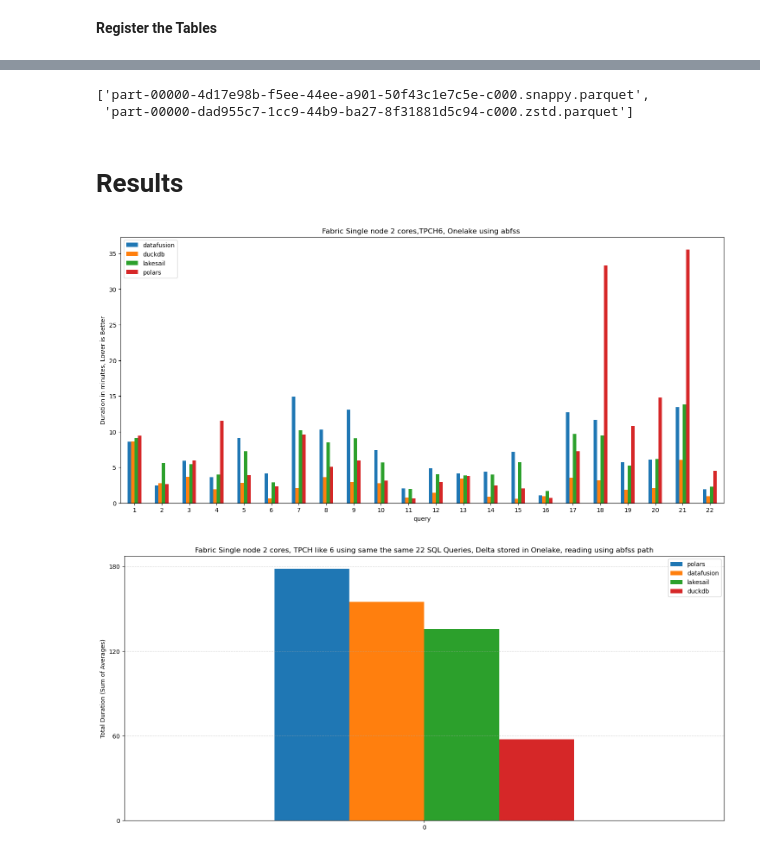
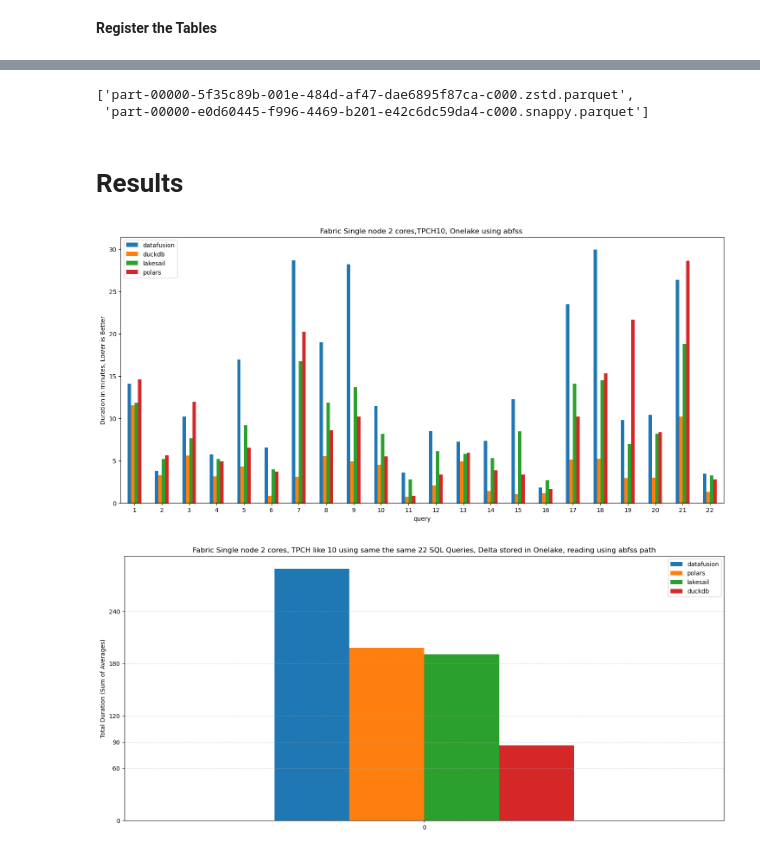
Before and after one commit to djouallah/Fabric_Notebooks_Demo, a Jupyter notebook: analytical/TPCH/latest/TPCH_benchmark.ipynb, the cells around one changed output, grey strips where cells are left out. Saved outputs shown, nothing was run; the diff lists cells and outputs as text; code cells hidden in the pictures.

```diff
--- a/analytical/TPCH/latest/TPCH_benchmark.ipynb
+++ b/analytical/TPCH/latest/TPCH_benchmark.ipynb
@@ -3,10 +3,10 @@
 Unified notebook supporting multiple engines: chdb, duckdb, lakesail
 # %%
 # Parameters - modify these to configure the benchmark
-SF         =  6
+SF         =  10
 engine     = 'datafusion'
-ws         = 'tpch'          # Workspace name
-lh         = 'raw'           # Lakehouse name
+ws         = 'tpch'
+lh         = 'raw'
 base_path  = f'abfss://{ws}@onelake.dfs.fabric.microsoft.com/{lh}.Lakehouse'
 results    = base_path +'/Tables/dbo/resultss'
 # %%
@@ -954,8 +954,8 @@ dt = DeltaTable(results)
 dt.optimize.compact()
 dt.vacuum(retention_hours=0,dry_run=False,  enforce_retention_duration=False)
 # %% [output]
-['part-00000-4d17e98b-f5ee-44ee-a901-50f43c1e7c5e-c000.snappy.parquet',
- 'part-00000-dad955c7-1cc9-44b9-ba27-8f31881d5c94-c000.zstd.parquet']
+['part-00000-5f35c89b-001e-484d-af47-dae6895f87ca-c000.zstd.parquet',
+ 'part-00000-e0d60445-f996-4469-b201-e42c6dc59da4-c000.snappy.parquet']
 # %% [markdown]
 # Results
 # %%
@@ -974,21 +974,21 @@ t=con.sql("""
 """).df()
 ax =t.plot.bar(rot=0,x='query',title=f"Fabric Single node {core} cores,TPCH{SF}, Onelake using abfss ",ylabel='Duration in minutes, Lower is Better',figsize=(18,8))
 # %% [output]
-[figure, old version]
+[figure, new version]
 # %%
 con.sql("""    CREATE OR REPLACE TEMP TABLE cc AS     SELECT Engine, query, AVG(dur) as dur     FROM raw     GROUP BY ALL """)
 
 # 2. Pivot using SUM to get the total (Sum second)
 # No 'GROUP BY' at the end ensures a single row result
 s = con.sql("""  PIVOT (select *exclude(query) from cc)
     ON Engine IN ( SELECT Engine FROM cc  GROUP BY Engine ORDER BY SUM(dur) DESC ) USING SUM(dur) """).df()
 ax = s.plot.bar(
     rot=0,
     title=f"Fabric Single node {core} cores, TPCH like {SF} using same the same 22 SQL Queries, Delta stored in Onelake, reading using abfss path",
     ylabel='Total Duration (Sum of Averages)',
     figsize=(18,8)
 )
-ax.set_yticks([0, 60, 120, 180])
+ax.set_yticks([0, 60,90, 120, 180,240])
 ax.grid(axis='y', linestyle='--', alpha=0.5)
 # %% [output]
-[figure, old version]
+[figure, new version]
```
Also changed, not shown: parts of 3 cells of this notebook.
